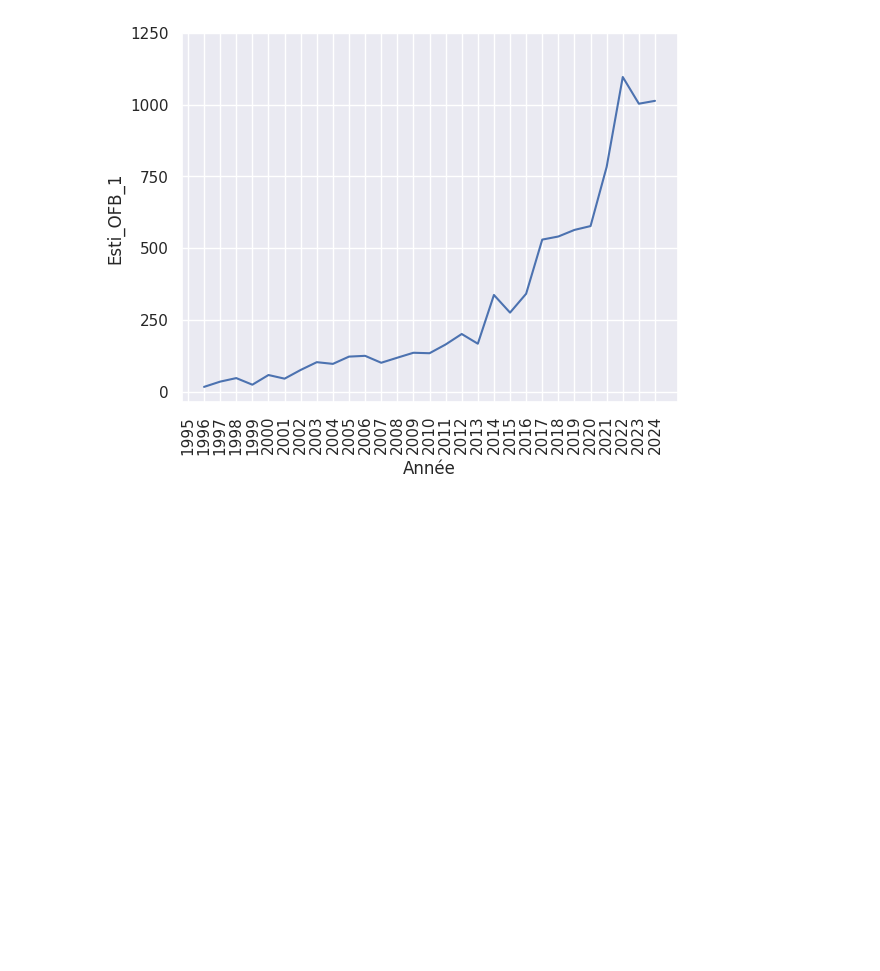
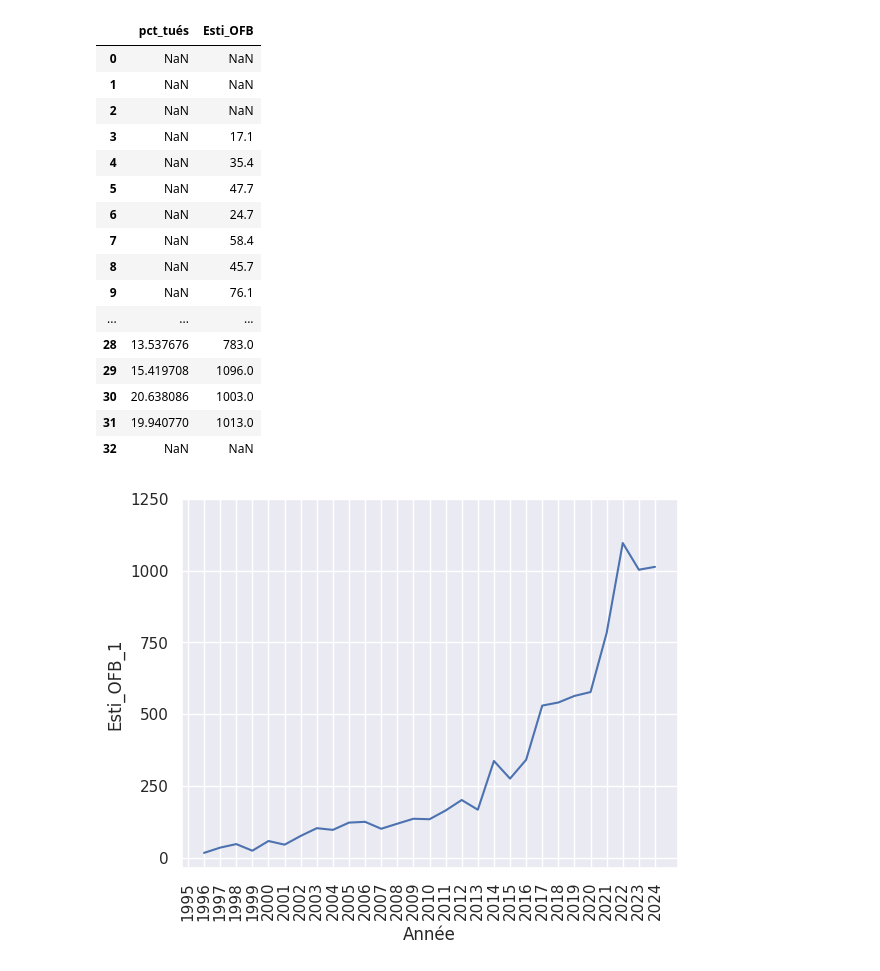
Before and after one commit to dthonon/pna_loup_suivi, a Jupyter notebook: notebook/Suivi_population_loups.ipynb, the cells around one changed output. Cells and saved outputs as stored; diff of their text form; code cells hidden in the pictures; blank space fills up the shorter version.

```diff
--- a/notebook/Suivi_population_loups.ipynb
+++ b/notebook/Suivi_population_loups.ipynb
@@ -30,3 +30,24 @@ population
+# %%
+population["pct_tués"] = population["nb_loups_tués"] / population["Esti_OFB"] * 100
+population[["pct_tués", "Esti_OFB"]]
+# %% [output]
+|  | pct_tués | Esti_OFB |
+| 0 | NaN | NaN |
+| 1 | NaN | NaN |
+| 2 | NaN | NaN |
+| 3 | NaN | 17.1 |
+| 4 | NaN | 35.4 |
+| 5 | NaN | 47.7 |
+| 6 | NaN | 24.7 |
+| 7 | NaN | 58.4 |
+| 8 | NaN | 45.7 |
+| 9 | NaN | 76.1 |
+| ... | ... | ... |
+| 28 | 13.537676 | 783.0 |
+| 29 | 15.419708 | 1096.0 |
+| 30 | 20.638086 | 1003.0 |
+| 31 | 19.940770 | 1013.0 |
+| 32 | NaN | NaN |
 # %%
 # Apply the default theme
 sns.set_theme()
```
Also changed, not shown: parts of 2 cells of this notebook, 1 other file.
